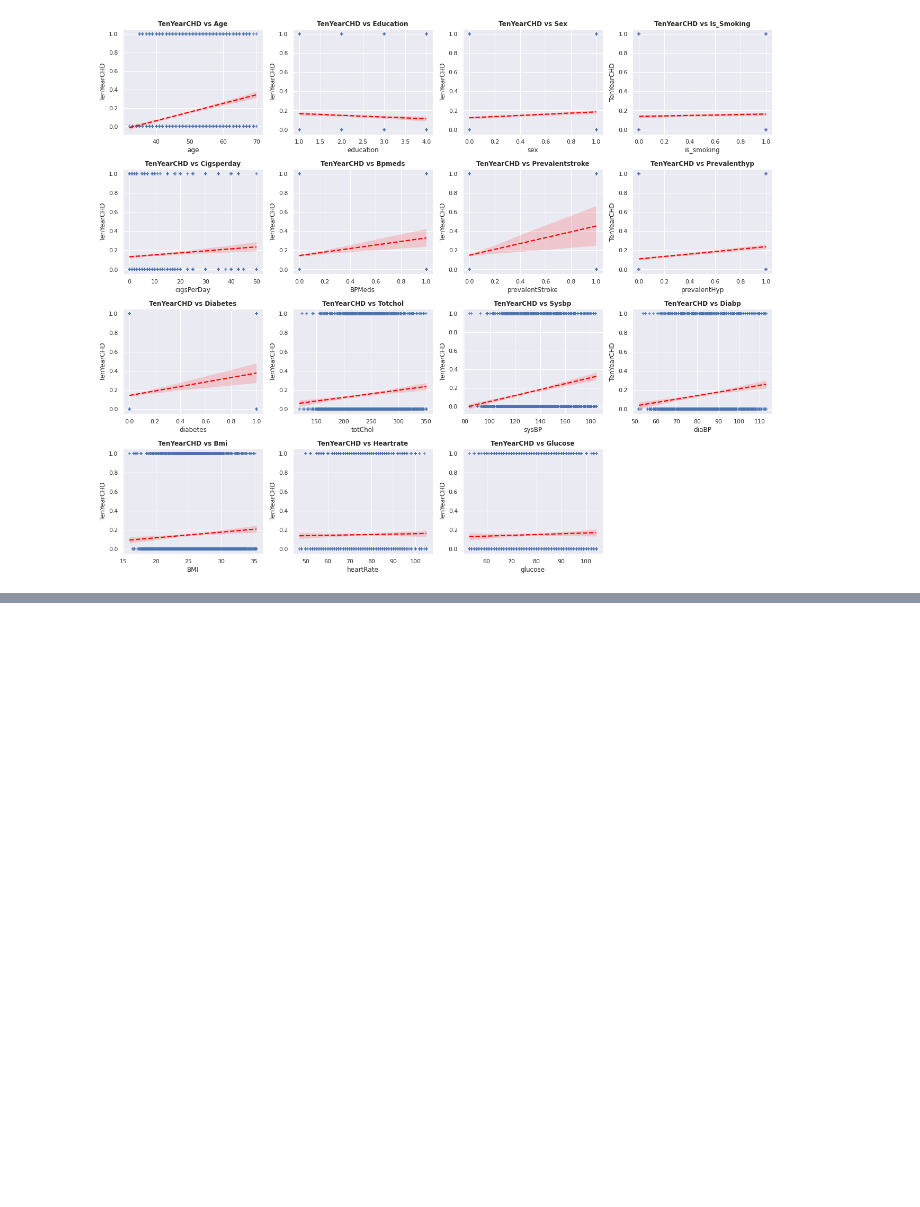
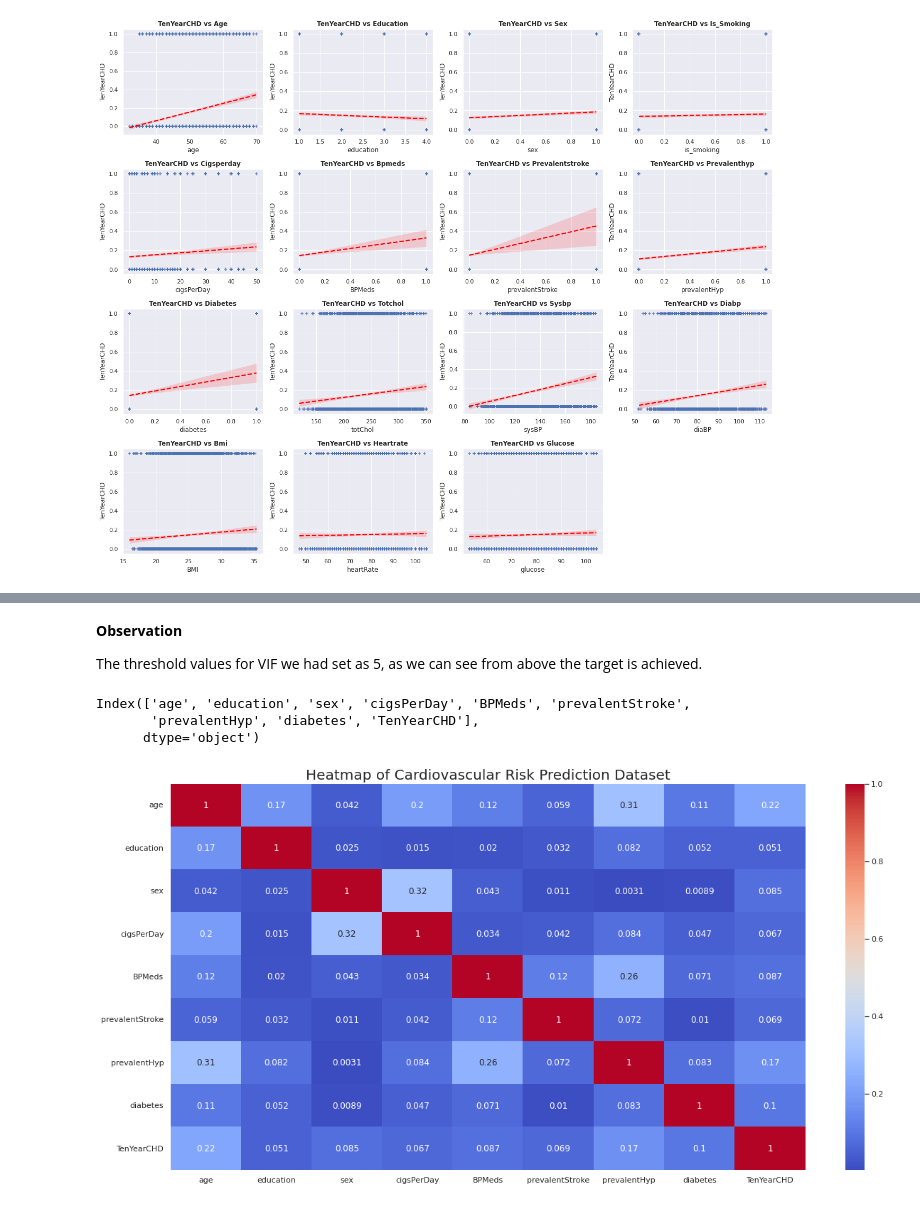
Before and after one commit to Amit-Singh-Rajput/Cardiovascular-Risk-Prediction, a Jupyter notebook: Cardiovascular_Risk_Prediction_Solution.ipynb, the cells around one changed output, grey strips where cells are left out. Drawn from its saved outputs; the diff is of its cells as text; code cells hidden in the pictures; blank space fills up the shorter version.

```diff
--- a/Cardiovascular_Risk_Prediction_Solution.ipynb
+++ b/Cardiovascular_Risk_Prediction_Solution.ipynb
@@ -555,0 +632,25 @@ plt.show()
+# %% [markdown]
+**Observation**
+
+The threshold values for VIF we had set as 5, as we can see from above the target is achieved.
+# %%
+#Updating the new independent variables
+independent_variables = [i for i in cvdf.columns if i not in ['TenYearCHD','diaBP','sysBP', 'glucose', 'BMI', 'totChol','is_smoking', 'heartRate']]
+
+#Updating the dataset
+updated_cvdf = cvdf[independent_variables + ['TenYearCHD']]
+# %%
+#Checking columns of the dataset
+updated_cvdf.columns
+# %% [output]
+Index(['age', 'education', 'sex', 'cigsPerDay', 'BPMeds', 'prevalentStroke',
+       'prevalentHyp', 'diabetes', 'TenYearCHD'],
+      dtype='object')
+# %%
+#Checking Correlation Heatmap with updated dataset
+plt.figure(figsize = (20,10))
+sns.heatmap(abs(updated_cvdf.corr()), annot = True, cmap = 'coolwarm')
+plt.title("Heatmap of Cardiovascular Risk Prediction Dataset",  fontsize  = 20)
+plt.show()
+# %% [output]
+[figure, added]
```
Also changed, not shown: parts of 51 cells of this notebook.
